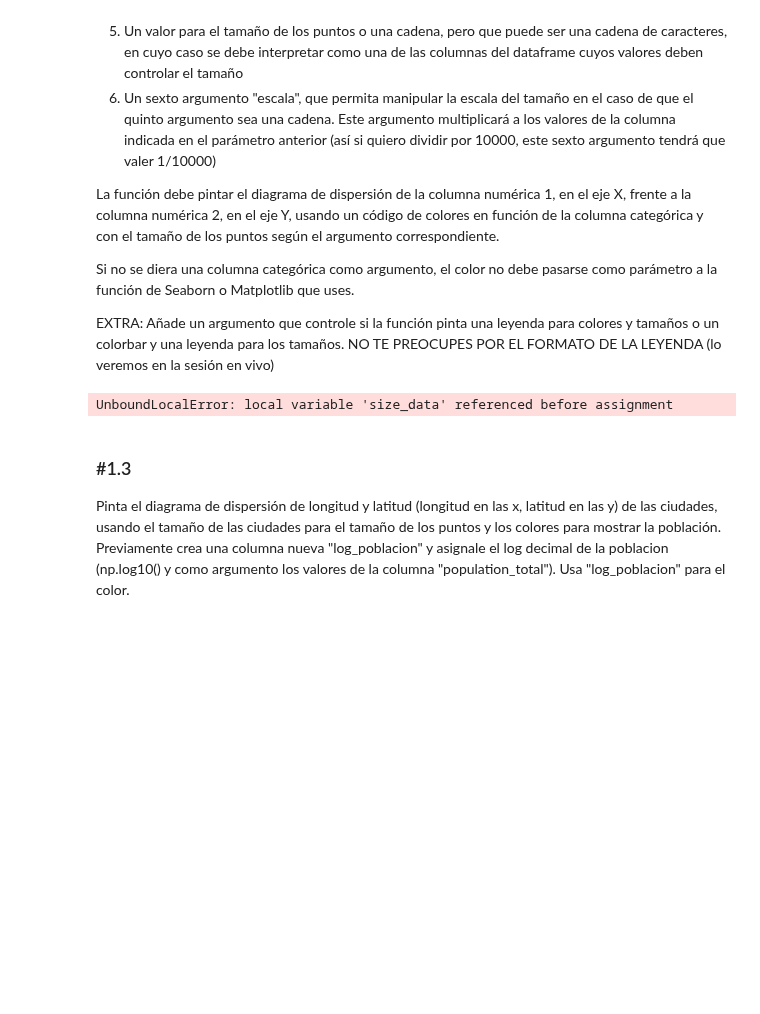
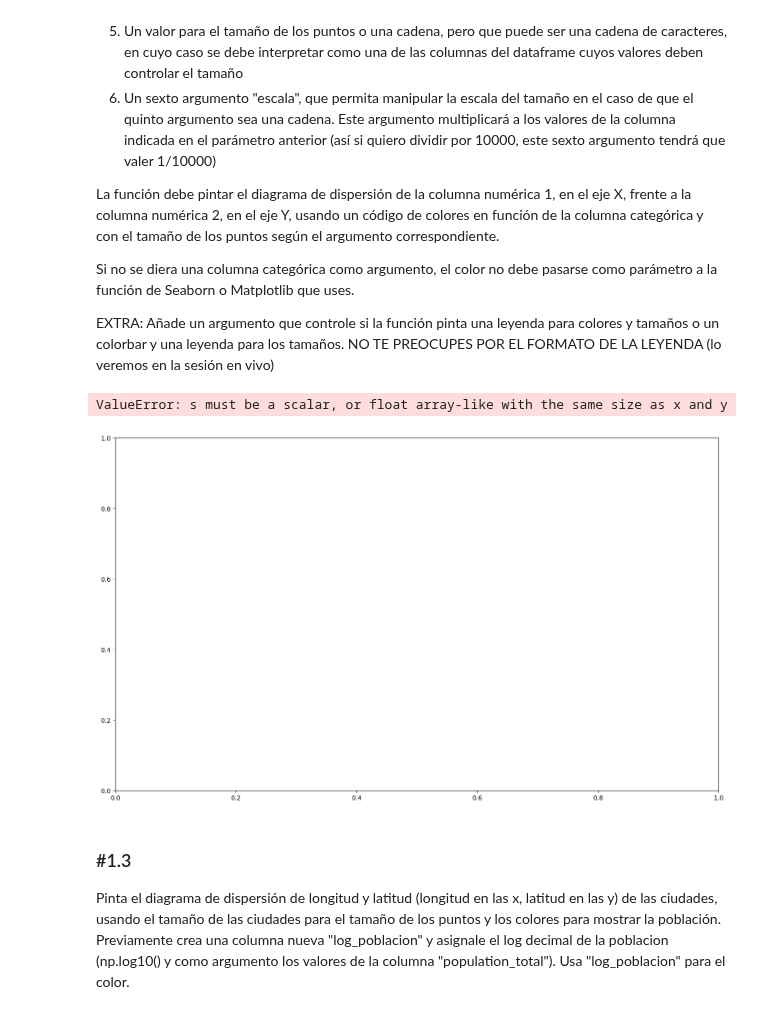
Before and after one commit to mariasanvals/DS_Online_Feb24_Exercises, a Jupyter notebook: 03_Analisis_de_Datos/Sprint_08/Unidad_02/Practica_Obligatoria/18_Practica_Obligatoria_Visualizacion_Presentacion.ipynb, the cells around one changed output. Saved outputs shown, nothing was run; the diff lists cells and outputs as text; code cells hidden in the pictures; blank space fills up the shorter version.

```diff
--- a/03_Analisis_de_Datos/Sprint_08/Unidad_02/Practica_Obligatoria/18_Practica_Obligatoria_Visualizacion_Presentacion.ipynb
+++ b/03_Analisis_de_Datos/Sprint_08/Unidad_02/Practica_Obligatoria/18_Practica_Obligatoria_Visualizacion_Presentacion.ipynb
@@ -139,10 +101,22 @@ def scatter_plot(df, x_col, y_col, cat_col=None, size=None, scale=1):
+# %%
+def diagrama_dispersion (df, col_num1, col_num2, col_cat = None, size= "", scale = 1):
+    plt.figure(figsize=(17,10))
+    if isinstance(size, str):  # Si el tamaño es una columna del DataFrame
+        size_values = size * scale  # Aplicar la escala si es necesario
+        sns.scatterplot (data = df, x = col_num1, y= col_num2, hue= col_cat, s=size_values, palette= "viridis", alpha = 0.5)
+    else:
+        sns.scatterplot (data = df, x = col_num1, y= col_num2, s=size, alpha = 0.5)
+    plt.legend (loc="upper right")
+    plt.show()
 # %%
-scatter_plot(data, 'area_total_km2', 'population_total')
+#Prueba de función
+diagrama_dispersion(data, 'area_total_km2', 'population_total')
 
 # Llamada a la función con color por categoría y tamaño de puntos personalizado
-scatter_plot(data, 'area_total_km2', 'population_total', cat_col='city', size='elevation_m', scale=0.0001)
+diagrama_dispersion(data, 'area_total_km2', 'population_total', cat_col='city', size='elevation_m', scale=0.1)
 # %% [output]
-UnboundLocalError: local variable 'size_data' referenced before assignment
+ValueError: s must be a scalar, or float array-like with the same size as x and y
+[figure, added]
 # %% [markdown]
 ### #1.3
 
```
Also changed, not shown: parts of 19 cells of this notebook, 2 other files.
